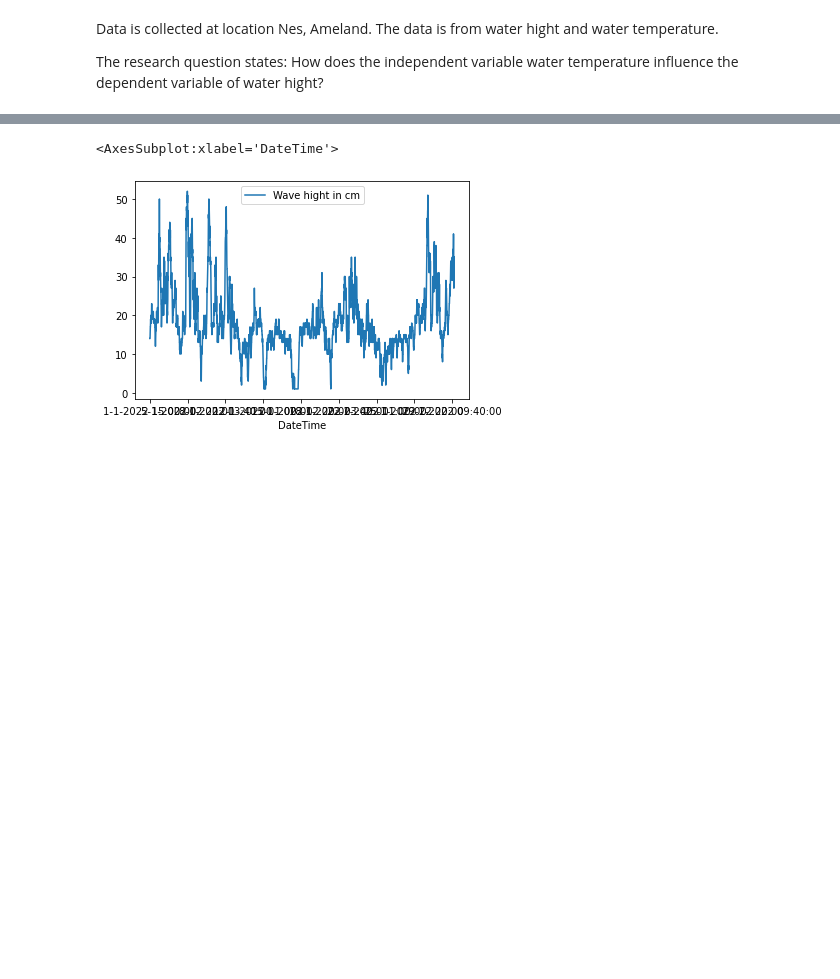
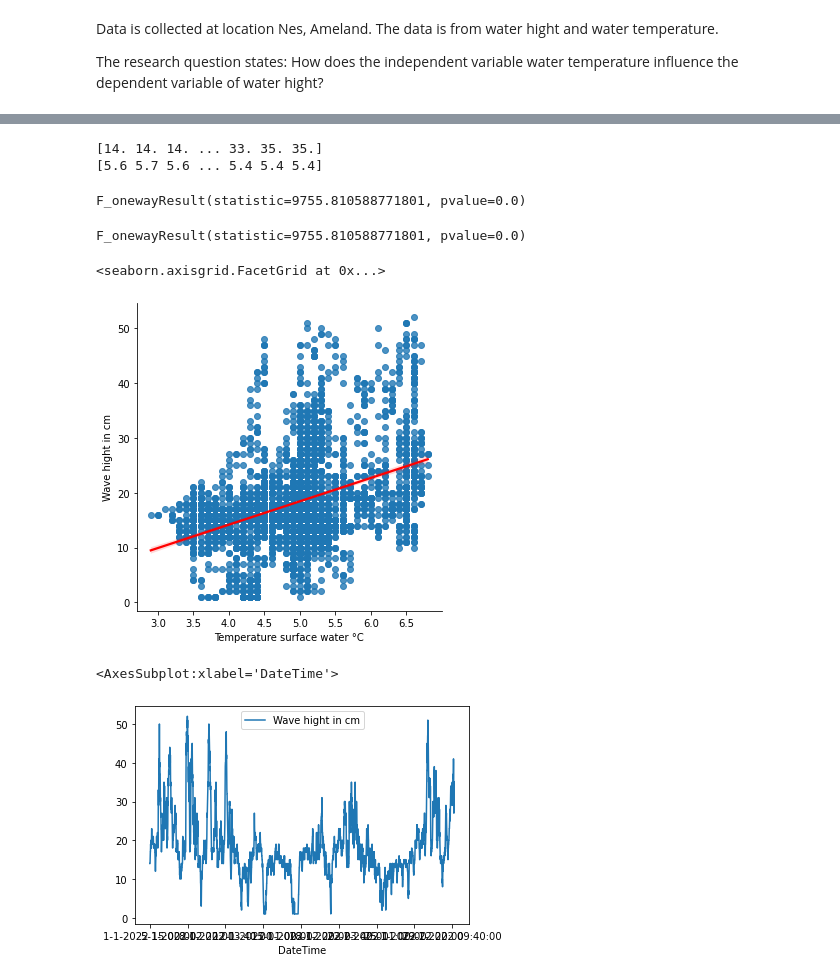
Before and after one commit to Pinatic/FinalAssignment, a Jupyter notebook: finalasgpieter.ipynb, the cells around one changed output, grey strips where cells are left out. Cells and saved outputs as stored; diff of their text form; code cells hidden in the pictures; blank space fills up the shorter version.

Commit message:
Improved cleanup. added some tests and plots
Still looking into how p value can be 0.0

```diff
--- a/finalasgpieter.ipynb
+++ b/finalasgpieter.ipynb
@@ -61,14 +65,30 @@ def AddTime(DataFrame):
     DataFrame["DateTime"] = DataFrame["Date"] + " " + DataFrame["Time"]
     DataFrame = DataFrame.drop(columns = {"Date", "Time"})
     return DataFrame
+# %%
+def ConvertToNumeric(DataFrame):
+    """
+    Replaces , with . and then converts the column to numeric
+    """
+    DataFrame = DataFrame.replace(",", ".", regex = True)
+    DataFrame = DataFrame.apply(lambda col:pd.to_numeric(col, errors="ignore"))#errors = ignore so it lets strings remain as non-null objects.
+    return DataFrame
 # %%
 def Preproccessing(DataFrame):
     DataFrame = Cleanup(DataFrame)
     DataFrame = Translate(DataFrame)
     DataFrame = CombineAndDrop(DataFrame)
     DataFrame = AddTime(DataFrame)
+    DataFrame = ConvertToNumeric(DataFrame)
 
     return DataFrame
+# %%
+def CombineFrames(DataFrame1, DataFrame2, NameDataFrame1, NameDataFrame2):
+    DataFrame1 = DataFrame1.set_index("DateTime")
+    DataFrame2 = DataFrame2.set_index("DateTime")
+    DataFrameComb = pd.merge(DataFrame1, DataFrame2, left_index = True, right_index = True, suffixes = ("_" + NameDataFrame1, "_" + NameDataFrame2))
+    return DataFrameComb
 # %%
 Hight = Preproccessing(Hight)
 Temp = Preproccessing(Temp)
+Frame = CombineFrames(Hight, Temp, "Hight", "Temp")
@@ -74,0 +112,19 @@ Temp = Preproccessing(Temp)
+# %%
+print(Array1)
+print(Array2)
+# %% [output]
+[14. 14. 14. ... 33. 35. 35.]
+[5.6 5.7 5.6 ... 5.4 5.4 5.4]
+# %%
+f_oneway(Array1, Array2)
+# %% [output]
+F_onewayResult(statistic=9755.810588771801, pvalue=0.0)
+# %%
+f_oneway(Frame["Wave hight in cm"], Frame["Temperature surface water °C"])
+# %% [output]
+F_onewayResult(statistic=9755.810588771801, pvalue=0.0)
+# %%
+sns.lmplot(x="Temperature surface water °C", y="Wave hight in cm", data=Frame, fit_reg=True, line_kws = {"color": "red"})
+# %% [output]
+<seaborn.axisgrid.FacetGrid at 0x...>
+[figure, added]
```
Also changed, not shown: parts of 8 cells of this notebook.
